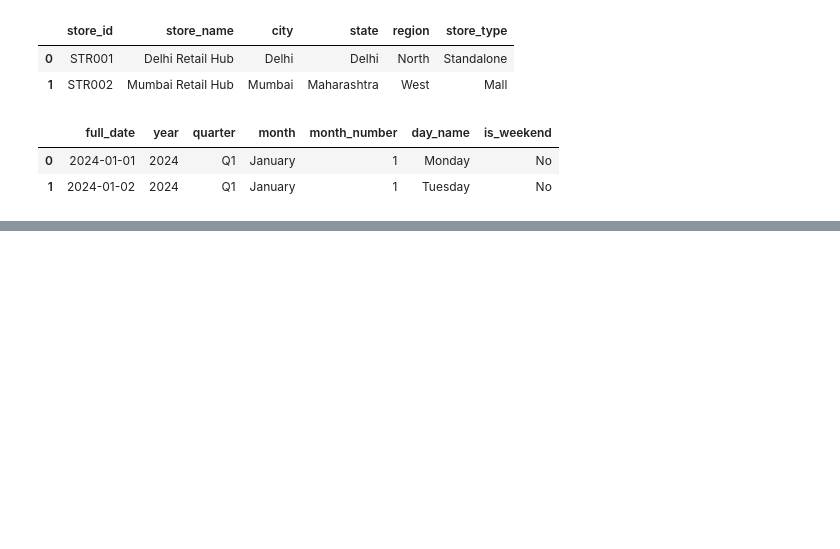
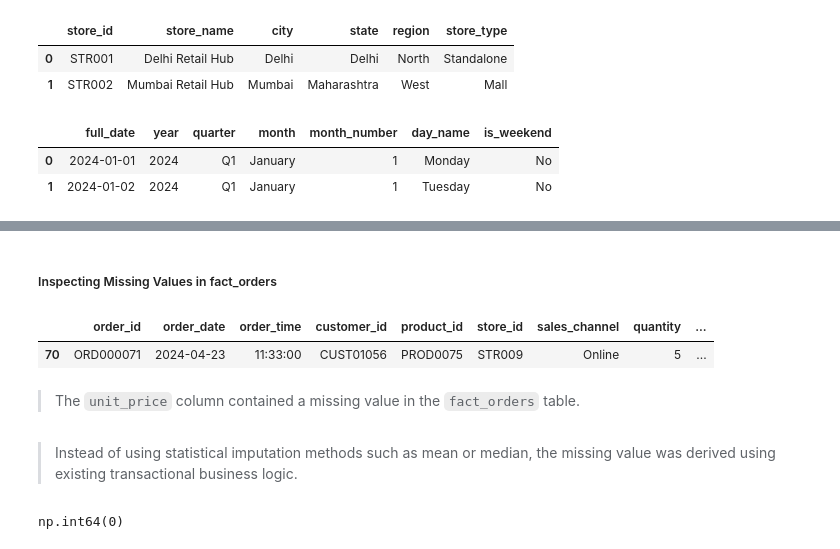
Before and after one commit to utkarshdhangar5/retail-sales-inventory-analytics, a Jupyter notebook: notebooks/ExploratoryDataAnalysis.ipynb, the cells around one changed output, grey strips where cells are left out. Saved outputs shown, nothing was run; the diff lists cells and outputs as text; code cells hidden in the pictures; blank space fills up the shorter version.

```diff
--- a/notebooks/ExploratoryDataAnalysis.ipynb
+++ b/notebooks/ExploratoryDataAnalysis.ipynb
@@ -150,0 +180,2 @@ dtype: int64
+# %%
+fact_orders = fact_orders.dropna(subset=['order_date'])
@@ -150,0 +193,6 @@ dtype: int64
+# %%
+fact_orders['order_time'] = pd.to_datetime(
+    fact_orders['order_time'],
+    format='%H:%M:%S',
+    errors='coerce'
+).dt.time
@@ -150,0 +232,11 @@ dtype: int64
+# %% [markdown]
+##### Inspecting Missing Values in fact_orders
+# %%
+fact_orders[fact_orders['unit_price'].isnull()]
+# %% [output]
+|  | order_id | order_date | order_time | customer_id | product_id | store_id | sales_channel | quantity | ... |
+| 70 | ORD000071 | 2024-04-23 | 11:33:00 | CUST01056 | PROD0075 | STR009 | Online | 5 | ... |
+# %% [markdown]
+> The `unit_price` column contained a missing value in the `fact_orders` table.
+# %% [markdown]
+> Instead of using statistical imputation methods such as mean or median, the missing value was derived using existing transactional business logic.
@@ -150,0 +247,4 @@ dtype: int64
+# %%
+fact_orders['unit_price'].isnull().sum()
+# %% [output]
+np.int64(0)
```
Also changed, not shown: parts of 77 cells of this notebook.
